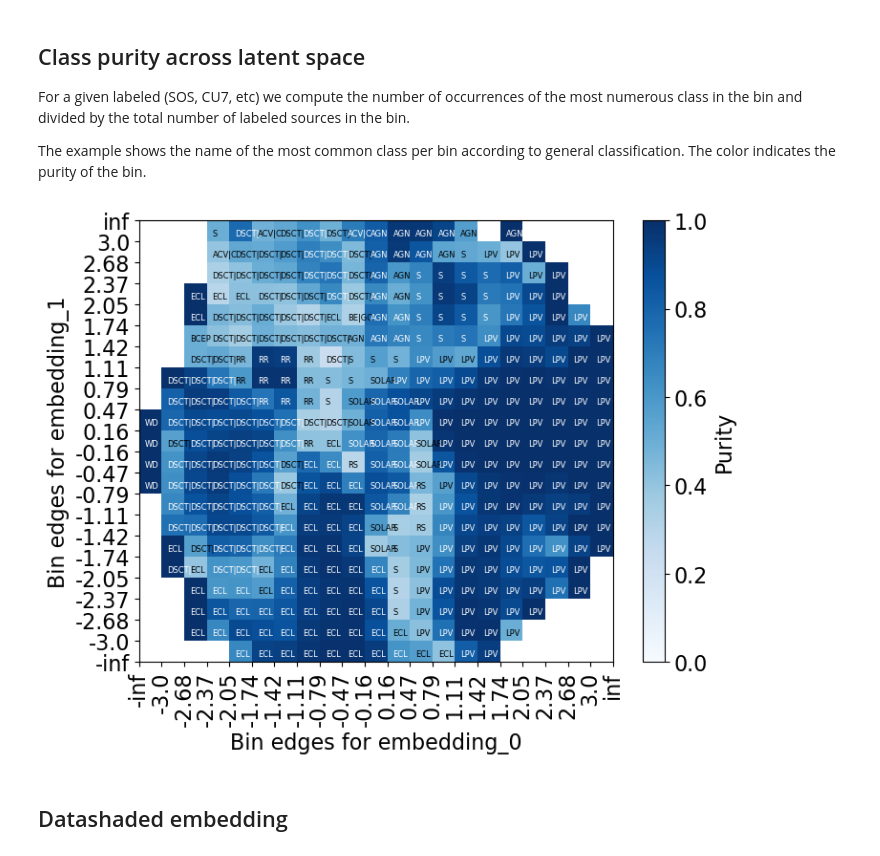
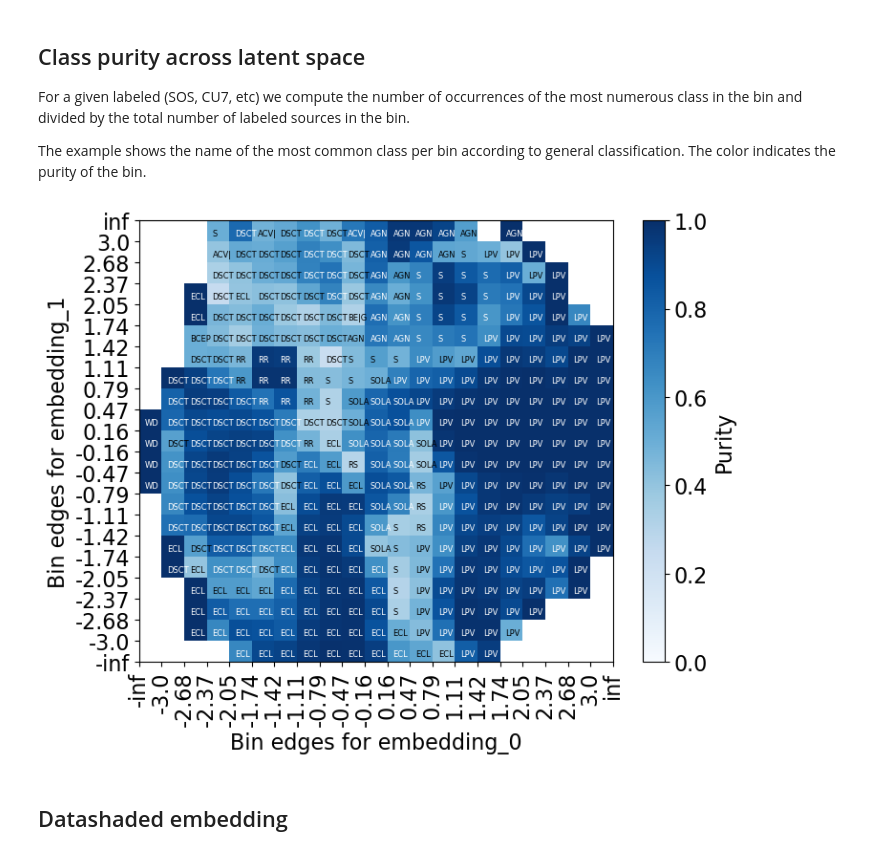
Before and after one commit to IvS-KULeuven/gaianet_dashboard, a Jupyter notebook: notebooks/plots.ipynb, the cells around one changed output. Cells and saved outputs as stored; diff of their text form; code cells hidden in the pictures.

```diff
--- a/notebooks/plots.ipynb
+++ b/notebooks/plots.ipynb
@@ -23,7 +23,7 @@ labels = pl.scan_csv('../data/metadata/labels.csv').select(
 )
 labels_sos = pl.scan_csv('../data/metadata/labels_sos.csv').select(
     ['source_id', 'SOS_class']
-)
+).with_columns(pl.col('SOS_class').str.split('/').list.get(0)).filter(pl.col('SOS_class').ne('S')).unique('source_id')
 labels_vari = pl.scan_csv('../data/metadata/labels_vari.csv').select(
     ['source_id', 'vari_class']
 )
@@ -111,36 +114,36 @@ feature_matrix = all_meta.with_columns(
     pl.col(feature_name).drop_nulls().value_counts(sort=True).head(1).struct.field('count'),
     pl.col(feature_name).drop_nulls().count().alias('total')
 ).select(
     ['embedding_0', 'embedding_1', feature_name, 'count', 'total']
 ).with_columns(
     pl.col(feature_name).list.join(""),
     (pl.col('count').list.sum()/pl.col('total')).alias('purity'),
 ).to_pandas()
 
 names = feature_matrix.pivot(index='embedding_1', columns='embedding_0', values=feature_name)
 purity = feature_matrix.pivot(index='embedding_1', columns='embedding_0', values='purity')
 
 def shorten_name(x):
-    if len(x) < 5:
+    if len(x) < 4:
         return x
-    return x[:5]
+    return x[:4]
 
 fig, ax = plt.subplots(figsize=(8, 6))
 img = ax.pcolormesh(purity.to_numpy(), vmin=0, vmax=1, cmap=plt.cm.Blues)
 for i in range(names.shape[0]):
     for j in range(names.shape[1]):
         color = 'w' if purity.iloc[i, j] > 0.6 else 'k'
         if names.iloc[i, j] is not np.nan:
             ax.text(j+0.25, i+0.25, shorten_name(names.iloc[i, j]), fontsize=6, color=color)
 plt.colorbar(img, label='Purity');
 ax.set_xticks(np.arange(len(limits)+2))
 ax.set_xticklabels(['-inf']+ list(limits) + ['inf'], rotation=90)
 ax.set_yticks(np.arange(len(limits)+2))
 ax.set_yticklabels(['-inf']+ list(limits) + ['inf'])
 ax.set_xlabel('Bin edges for embedding_0')
 ax.set_ylabel('Bin edges for embedding_1');
 # %% [output]
-[figure, old version]
+[figure, new version]
 # %% [markdown]
 ## Datashaded embedding
 # %%
```
Also changed, not shown: parts of 2 cells of this notebook.
